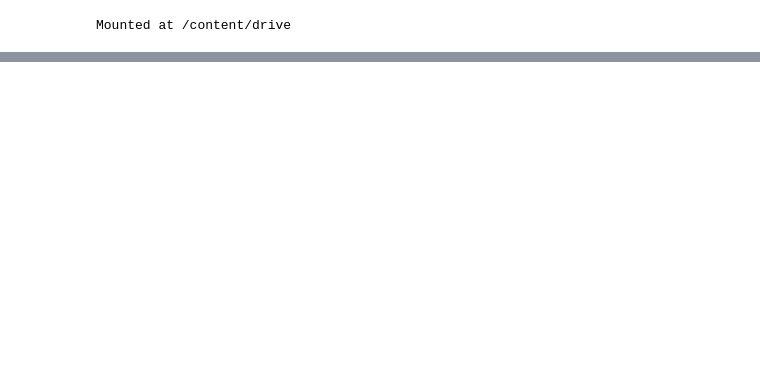
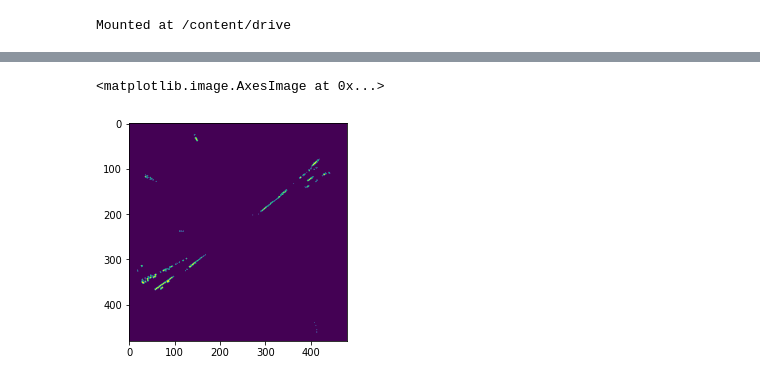
Before and after one commit to melihkurtaran/DNA_hackathon, a Jupyter notebook: MainCode.ipynb, the cells around one changed output, grey strips where cells are left out. Saved outputs shown, nothing was run; the diff lists cells and outputs as text; code cells hidden in the pictures; blank space fills up the shorter version.

```diff
--- a/MainCode.ipynb
+++ b/MainCode.ipynb
@@ -68,0 +119,10 @@ NotADirectoryError: ignored
+# %%
+hsv = cv2.cvtColor(the_frame, cv2.COLOR_RGB2HSV)
+lower_blue = np.array([110,50,50])
+upper_blue = np.array([130,255,255])
+
+mask = cv2.inRange(hsv, lower_blue, upper_blue)
+imshow(mask)
+# %% [output]
+<matplotlib.image.AxesImage at 0x...>
+[figure, added]
```
Also changed, not shown: parts of 8 cells of this notebook.
